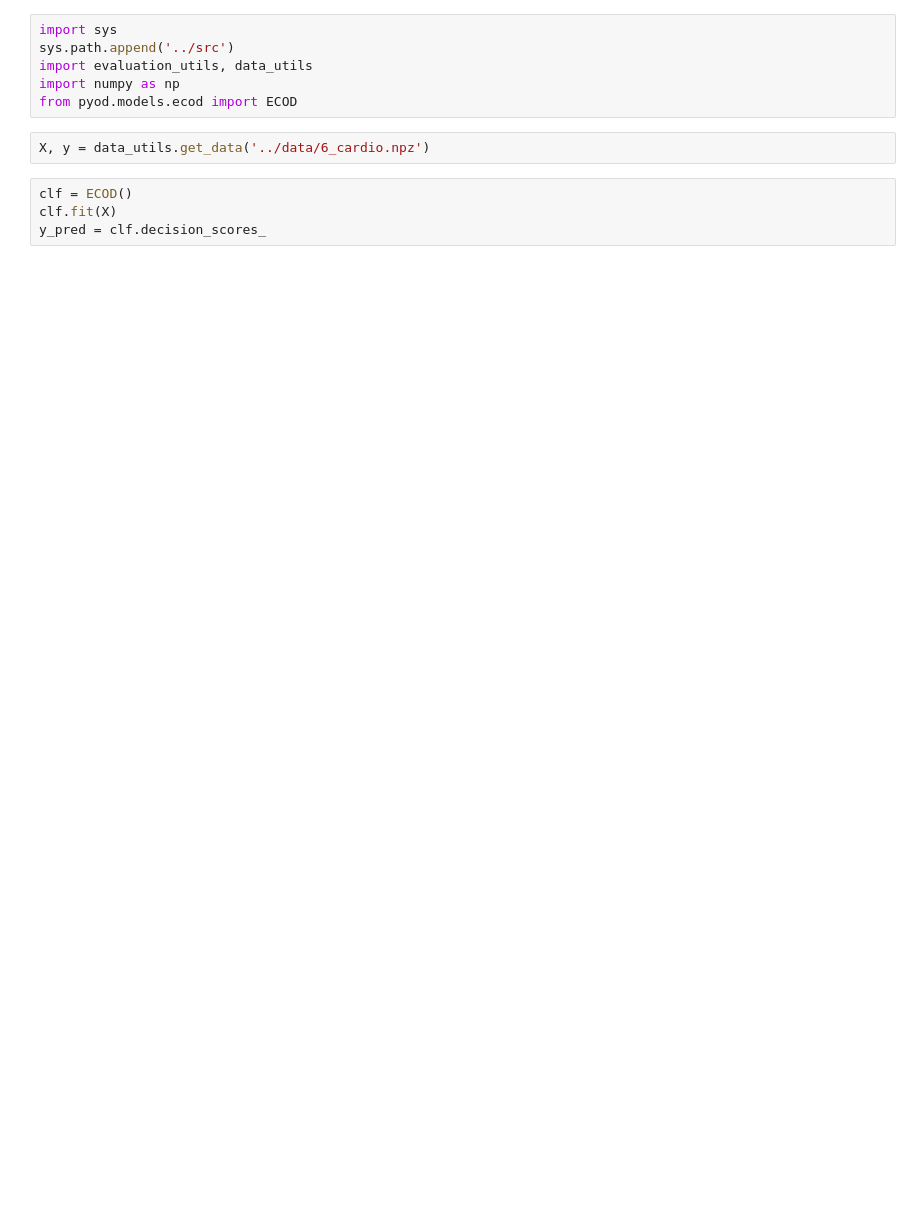
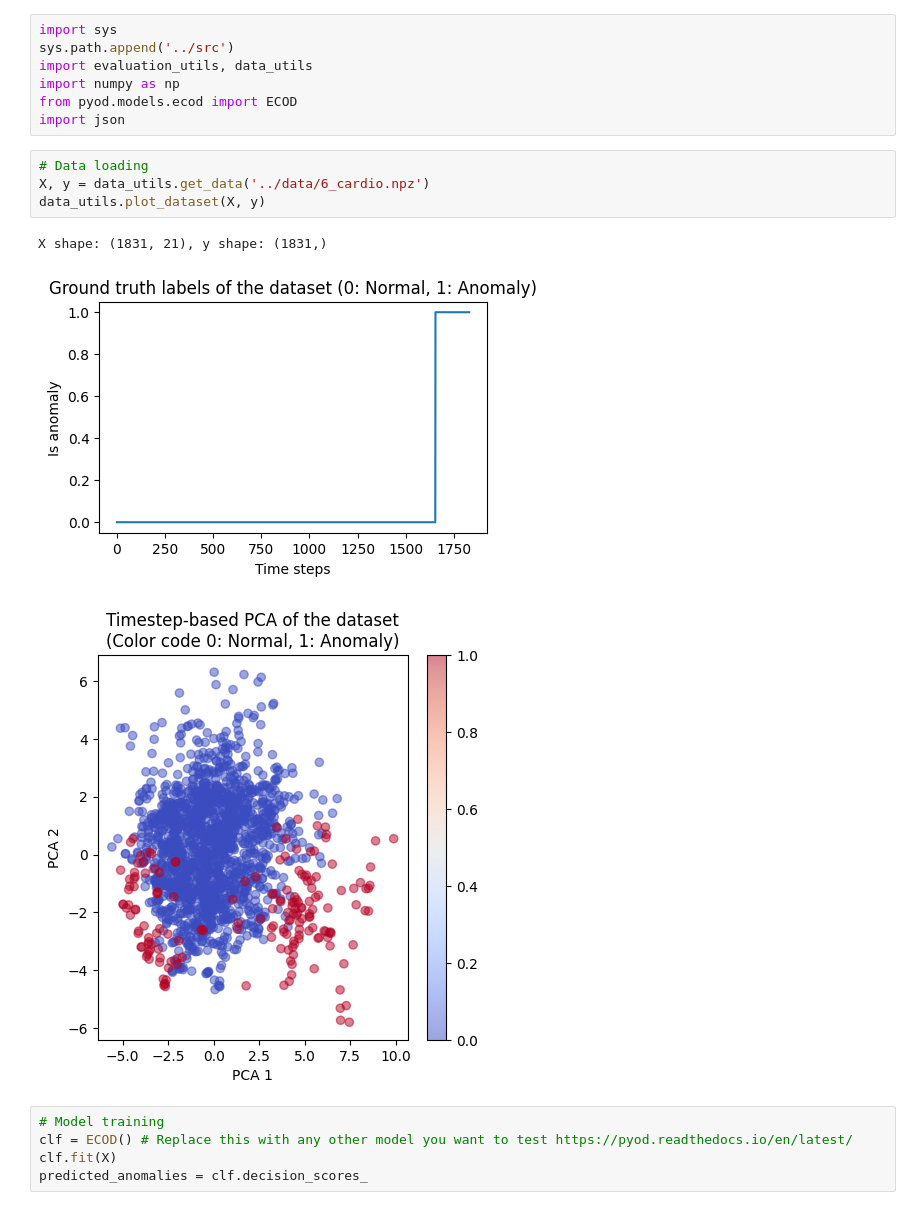
Before and after one commit to ciortanmadalina/europython2024, a Jupyter notebook: notebooks/pyOD.ipynb, the cells around one changed output. Saved outputs shown, nothing was run; the diff lists cells and outputs as text; blank space fills up the shorter version.

```diff
--- a/notebooks/pyOD.ipynb
+++ b/notebooks/pyOD.ipynb
@@ -10,10 +12,18 @@ sys.path.append('../src')
 import evaluation_utils, data_utils
 import numpy as np
 from pyod.models.ecod import ECOD
+import json
 # %%
+# Data loading
 X, y = data_utils.get_data('../data/6_cardio.npz')
+data_utils.plot_dataset(X, y)
+# %% [output]
+X shape: (1831, 21), y shape: (1831,)
+[figure, added]
+[figure, added]
-# %%
-clf = ECOD()
-clf.fit(X)
-y_pred = clf.decision_scores_
+# %%
+# Model training
+clf = ECOD() # Replace this with any other model you want to test https://pyod.readthedocs.io/en/latest/
+clf.fit(X)
+predicted_anomalies = clf.decision_scores_
 # %%
```
Also changed, not shown: parts of 4 cells of this notebook, 13 other files.
